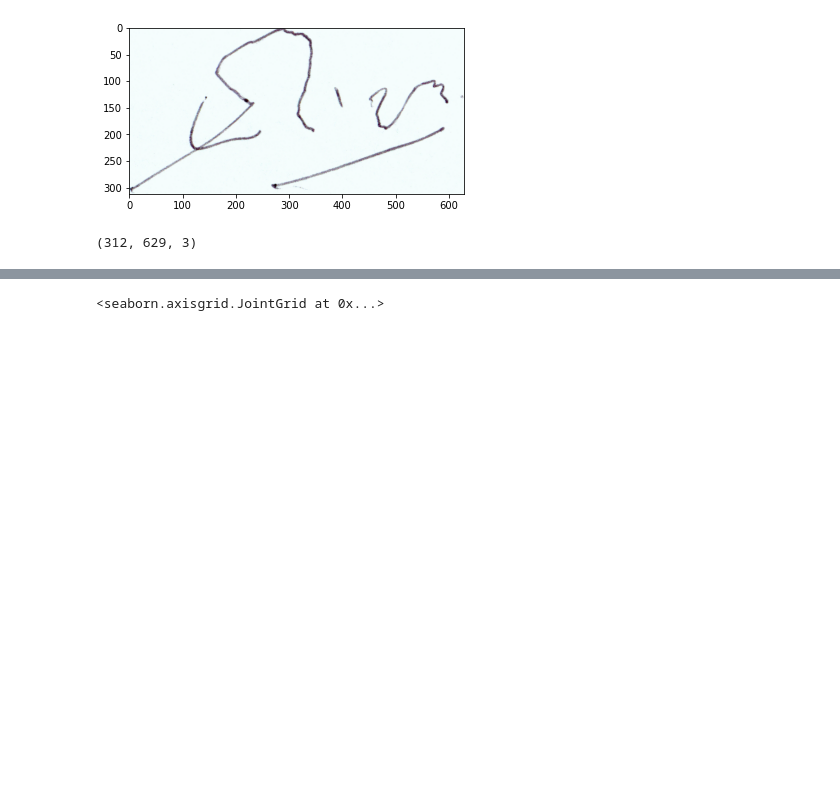
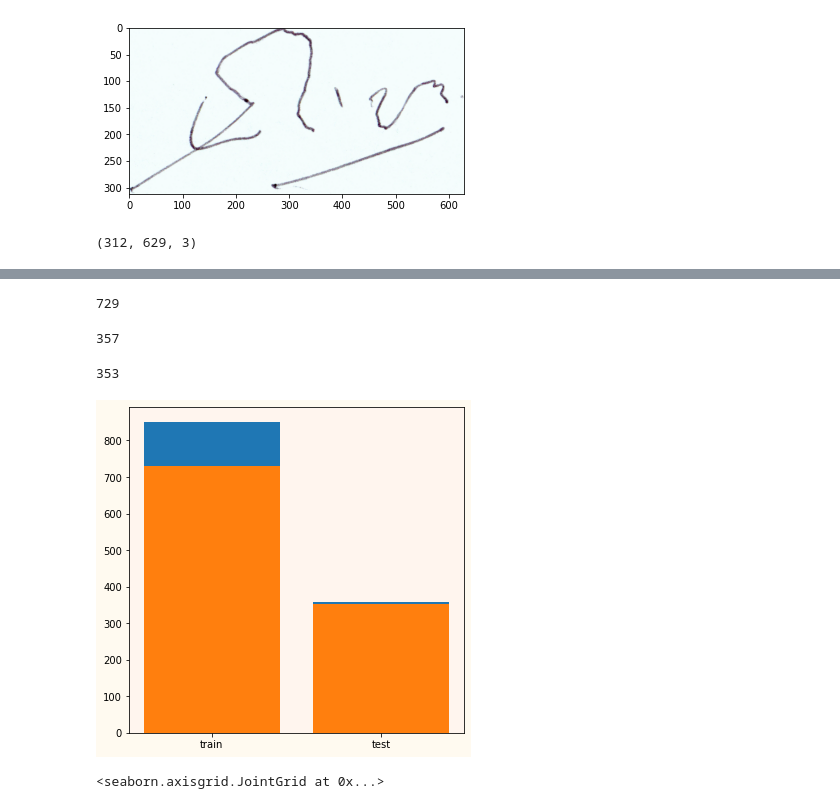
Before and after one commit to kadobkina/Neural_network_signature_verification, a Jupyter notebook: диплом_итог.ipynb, the cells around one changed output, grey strips where cells are left out. Drawn from its saved outputs; the diff is of its cells as text; code cells hidden in the pictures; blank space fills up the shorter version.

```diff
--- a/диплом_итог.ipynb
+++ b/диплом_итог.ipynb
@@ -177,0 +174,4 @@ forg_count
+# %%
+forg_count_train
+# %% [output]
+729
@@ -177,0 +183,4 @@ forg_count
+# %%
+real_count_test
+# %% [output]
+357
@@ -178,3 +192,23 @@ forg_count
+# %%
+forg_count_test
+# %% [output]
+353
+# %%
+import matplotlib.pylab as plt
+
+fig, ax = plt.subplots()
+
+ax.bar(['train','test'], [850, 357])
+ax.bar(['train','test'], [729, 353])
+
+ax.set_facecolor('seashell')
+fig.set_figwidth(6)    #  ширина Figure
+fig.set_figheight(6)    #  высота Figure
+fig.set_facecolor('floralwhite')
+
+plt.show()
+# %% [output]
+[figure, added]
 # %%
 dim1 = []
 dim2 = []
```
Also changed, not shown: parts of 8 cells of this notebook.
